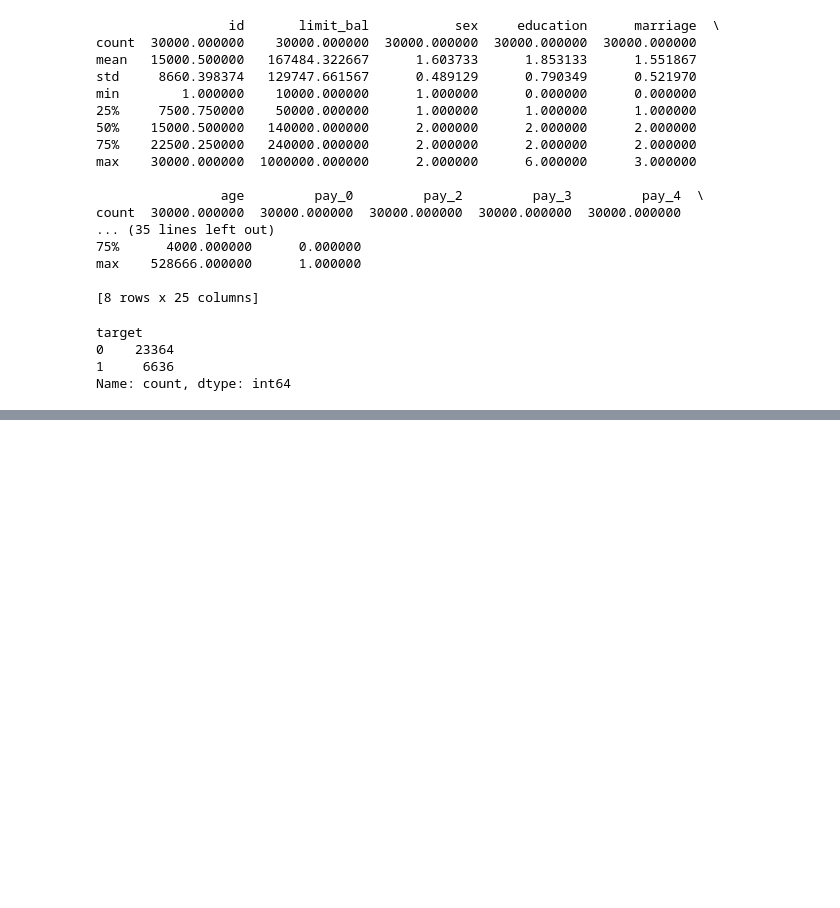
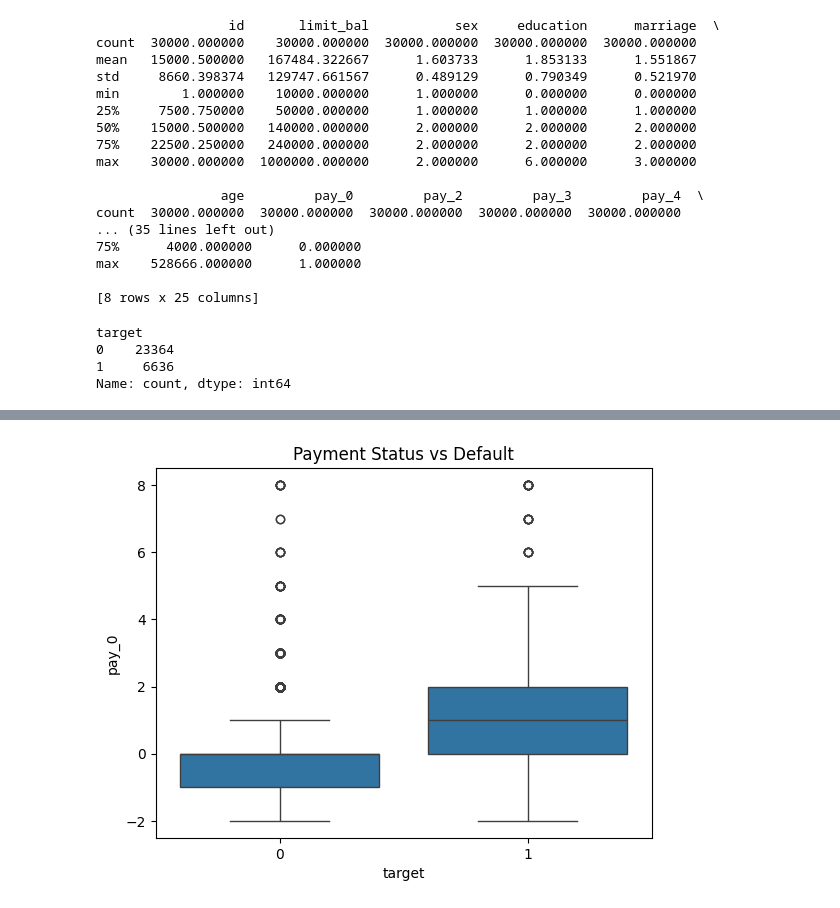
Before and after one commit to theshivrajpatil/Smart-Credit-Risk-Assessment-System, a Jupyter notebook: notebooks/analysis.ipynb, the cells around one changed output, grey strips where cells are left out. Saved outputs shown, nothing was run; the diff lists cells and outputs as text; code cells hidden in the pictures; blank space fills up the shorter version.

```diff
--- a/notebooks/analysis.ipynb
+++ b/notebooks/analysis.ipynb
@@ -90,0 +106,6 @@ Name: count, dtype: int64
+# %%
+sns.boxplot(x = 'target', y = 'pay_0', data = df)
+plt.title('Payment Status vs Default')
+plt.show()
+# %% [output]
+[figure, added]
```
Also changed, not shown: parts of 8 cells of this notebook.
